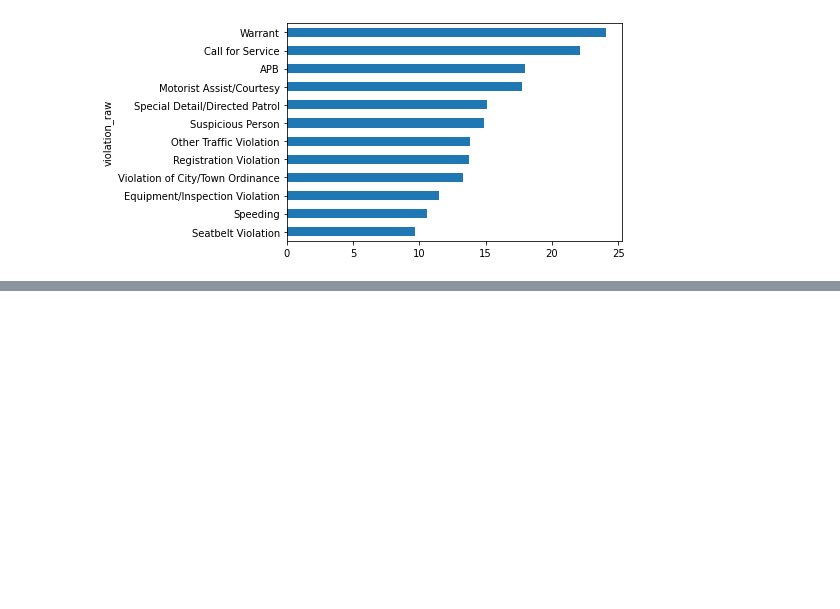
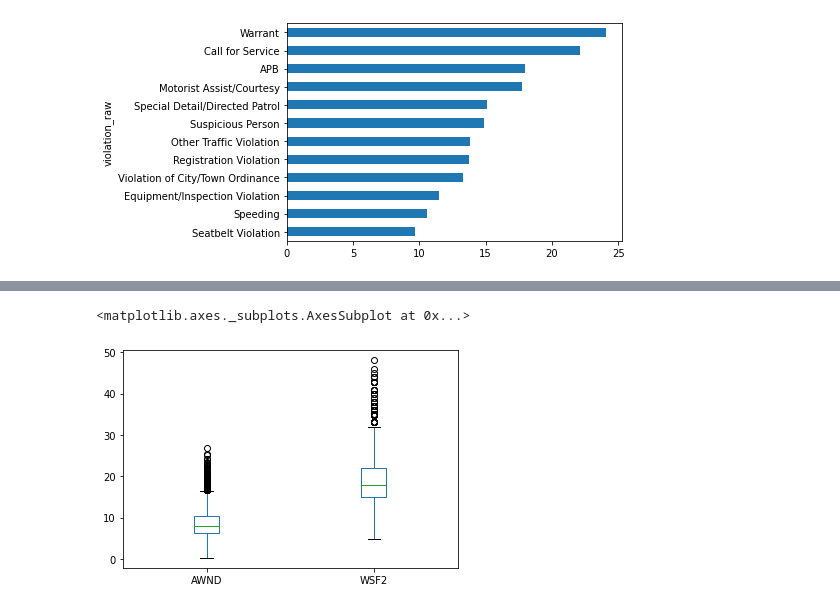
Before and after one commit to carmsanchezs/DataCamp-Courses, a Jupyter notebook: Analyzing_police_activity_with_pandas/Analyzing_police_activity_with_pandas.ipynb, the cells around one changed output, grey strips where cells are left out. Saved outputs shown, nothing was run; the diff lists cells and outputs as text; code cells hidden in the pictures; blank space fills up the shorter version.

```diff
--- a/Analyzing_police_activity_with_pandas/Analyzing_police_activity_with_pandas.ipynb
+++ b/Analyzing_police_activity_with_pandas/Analyzing_police_activity_with_pandas.ipynb
@@ -984,0 +990,3 @@ plt.show()
+# %%
+weather = pd.read_csv('https://raw.githubusercontent.com/carmsanchezs/DataCamp-Courses/main/data/weather.csv')
+weather.head()
@@ -984,0 +1034,5 @@ plt.show()
+# %%
+weather[['AWND', 'WSF2']].plot(kind='box')
+# %% [output]
+<matplotlib.axes._subplots.AxesSubplot at 0x...>
+[figure, added]
```
Also changed, not shown: parts of 64 cells of this notebook.
